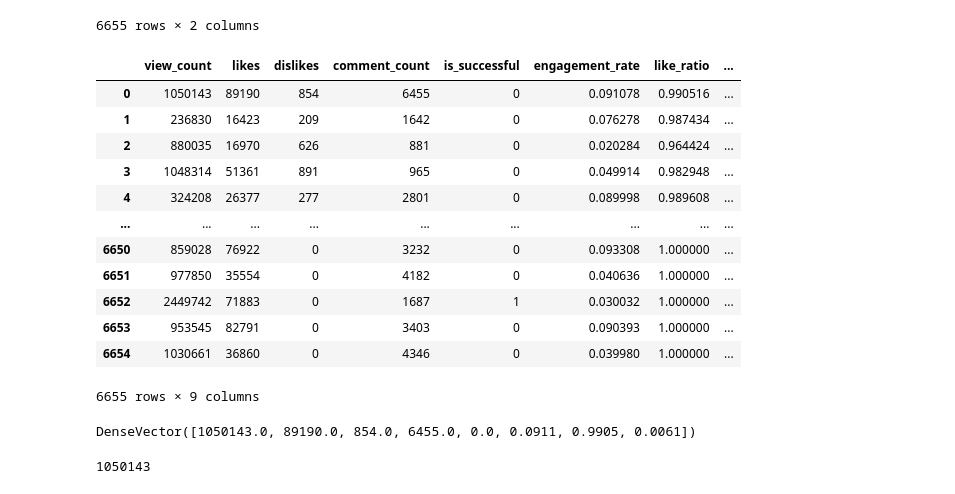
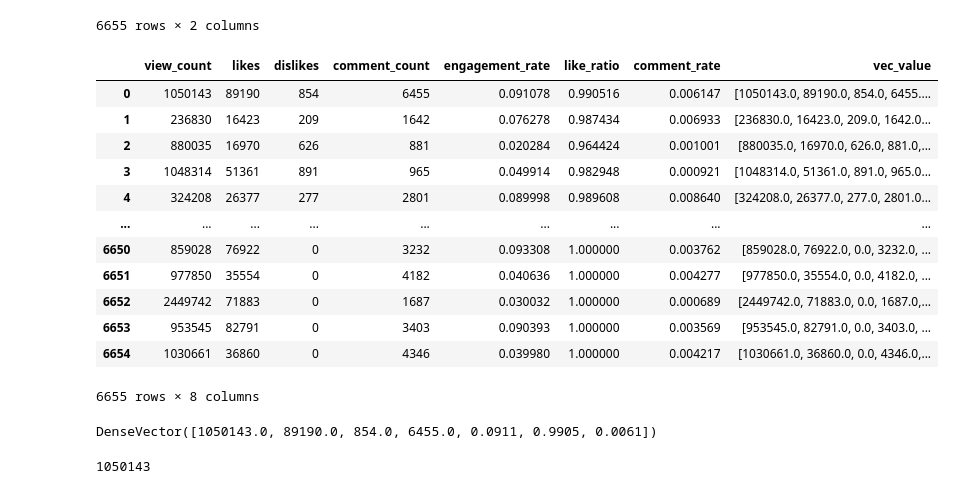
Before and after one commit to edutrul/youtube-trending, a Jupyter notebook: data-analysis-yt-2024.ipynb, the cells around one changed output. Saved outputs shown, nothing was run; the diff lists cells and outputs as text; code cells hidden in the pictures.

```diff
--- a/data-analysis-yt-2024.ipynb
+++ b/data-analysis-yt-2024.ipynb
@@ -666,12 +666,18 @@ cols_to_drop = [
     "thumbnail_link",
     "comments_disabled",
     "ratings_disabled",
-    "description"
+    "description",
+    # we don't NEED the target value here.
+    "is_successful"
 ]
 
 df_yt_education_cleaned = df_metrics.drop(*cols_to_drop)
 
 df_yt_education_cleaned.printSchema()
+
+
+# with df_metrics['is_successful'] we just refer to single
+df_yt_education_target = df_metrics['is_successful']
 # %% [output]
 root
  |-- view_count: integer (nullable = true)
@@ -770,40 +775,49 @@ df_scaled.select("features", "features_scaled").toPandas()
 # %%
 from pyspark.ml.feature import VectorAssembler
 # We are converting our columns into a new variable called vec_value so that later we can use a Scaler.
 # We could easily do this with loops and so on but it is costly in performance so that's why we use a library pyspark.ml.feature so that
 # this can be done quickly without any hit performance.
 
 # Vector list values
 # @todo code cleanup.
-vec_values = ['view_count', 'likes',	'dislikes',	'comment_count',	'is_successful',	'engagement_rate',	'like_ratio',	'comment_rate']
+vec_values = [
+    'view_count',
+    'likes',
+    'dislikes',
+    'comment_count',
+    'is_successful',
+    'engagement_rate',
+    'like_ratio',
+    'comment_rate'
+]
 
 
 assembler = VectorAssembler(
     inputCols=vec_values,
     outputCol="vec_value"
 )
 
 df_vec = assembler.transform(df_yt_education_cleaned)
 df_vec.toPandas()
 # %% [output]
-|  | view_count | likes | dislikes | comment_count | is_successful | engagement_rate | like_ratio | ... |
-| 0 | 1050143 | 89190 | 854 | 6455 | 0 | 0.091078 | 0.990516 | ... |
-| 1 | 236830 | 16423 | 209 | 1642 | 0 | 0.076278 | 0.987434 | ... |
-| 2 | 880035 | 16970 | 626 | 881 | 0 | 0.020284 | 0.964424 | ... |
-| 3 | 1048314 | 51361 | 891 | 965 | 0 | 0.049914 | 0.982948 | ... |
-| 4 | 324208 | 26377 | 277 | 2801 | 0 | 0.089998 | 0.989608 | ... |
+|  | view_count | likes | dislikes | comment_count | engagement_rate | like_ratio | comment_rate | vec_value |
+| 0 | 1050143 | 89190 | 854 | 6455 | 0.091078 | 0.990516 | 0.006147 | [1050143.0, 89190.0, 854.0, 6455.... |
+| 1 | 236830 | 16423 | 209 | 1642 | 0.076278 | 0.987434 | 0.006933 | [236830.0, 16423.0, 209.0, 1642.0... |
+| 2 | 880035 | 16970 | 626 | 881 | 0.020284 | 0.964424 | 0.001001 | [880035.0, 16970.0, 626.0, 881.0,... |
+| 3 | 1048314 | 51361 | 891 | 965 | 0.049914 | 0.982948 | 0.000921 | [1048314.0, 51361.0, 891.0, 965.0... |
+| 4 | 324208 | 26377 | 277 | 2801 | 0.089998 | 0.989608 | 0.008640 | [324208.0, 26377.0, 277.0, 2801.0... |
 | ... | ... | ... | ... | ... | ... | ... | ... | ... |
-| 6650 | 859028 | 76922 | 0 | 3232 | 0 | 0.093308 | 1.000000 | ... |
-| 6651 | 977850 | 35554 | 0 | 4182 | 0 | 0.040636 | 1.000000 | ... |
-| 6652 | 2449742 | 71883 | 0 | 1687 | 1 | 0.030032 | 1.000000 | ... |
-| 6653 | 953545 | 82791 | 0 | 3403 | 0 | 0.090393 | 1.000000 | ... |
-| 6654 | 1030661 | 36860 | 0 | 4346 | 0 | 0.039980 | 1.000000 | ... |
+| 6650 | 859028 | 76922 | 0 | 3232 | 0.093308 | 1.000000 | 0.003762 | [859028.0, 76922.0, 0.0, 3232.0, ... |
+| 6651 | 977850 | 35554 | 0 | 4182 | 0.040636 | 1.000000 | 0.004277 | [977850.0, 35554.0, 0.0, 4182.0, ... |
+| 6652 | 2449742 | 71883 | 0 | 1687 | 0.030032 | 1.000000 | 0.000689 | [2449742.0, 71883.0, 0.0, 1687.0,... |
+| 6653 | 953545 | 82791 | 0 | 3403 | 0.090393 | 1.000000 | 0.003569 | [953545.0, 82791.0, 0.0, 3403.0, ... |
+| 6654 | 1030661 | 36860 | 0 | 4346 | 0.039980 | 1.000000 | 0.004217 | [1030661.0, 36860.0, 0.0, 4346.0,... |
-6655 rows × 9 columns
+6655 rows × 8 columns
 # %%
 # We are inspecting the first row from above pandas table in regards to 'vec_value'
 df_vec.toPandas()['vec_value'][0]
 # %% [output]
-DenseVector([1050143.0, 89190.0, 854.0, 6455.0, 0.0, 0.0911, 0.9905, 0.0061])
+DenseVector([1050143.0, 89190.0, 854.0, 6455.0, 0.0911, 0.9905, 0.0061])
 # %%
 df_vec.toPandas()['view_count'][0]
 # %% [output]
```
Also changed, not shown: parts of 18 cells of this notebook.
